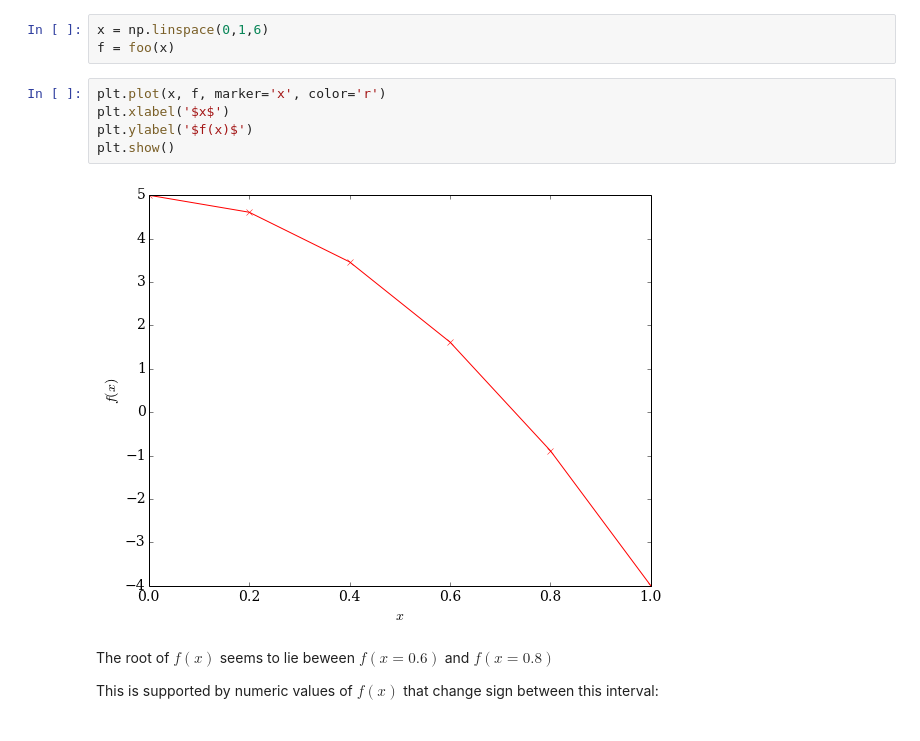
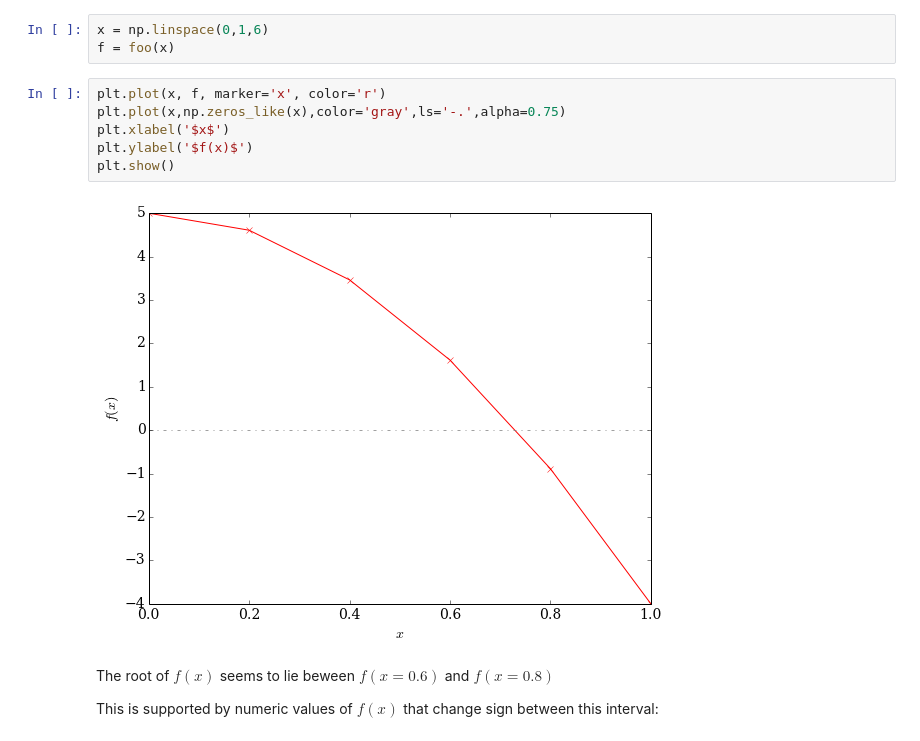
Before and after one commit to philippslang/nummet_I, a Jupyter notebook: NonLinearRoots.ipynb, the cells around one changed output. Cells and saved outputs as stored; diff of their text form.

```diff
--- a/NonLinearRoots.ipynb
+++ b/NonLinearRoots.ipynb
@@ -324,11 +357,12 @@ x = np.linspace(0,1,6)
 f = foo(x)
 # %%
 plt.plot(x, f, marker='x', color='r')
+plt.plot(x,np.zeros_like(x),color='gray',ls='-.',alpha=0.75)
 plt.xlabel('$x$')
 plt.ylabel('$f(x)$')
 plt.show()
 # %% [output]
-[figure, old version]
+[figure, new version]
 # %% [markdown]
 The root of $f(x)$ seems to lie beween $f(x=0.6)$ and $f(x=0.8)$
 
```
Also changed, not shown: parts of 26 cells of this notebook, 2 other files.
